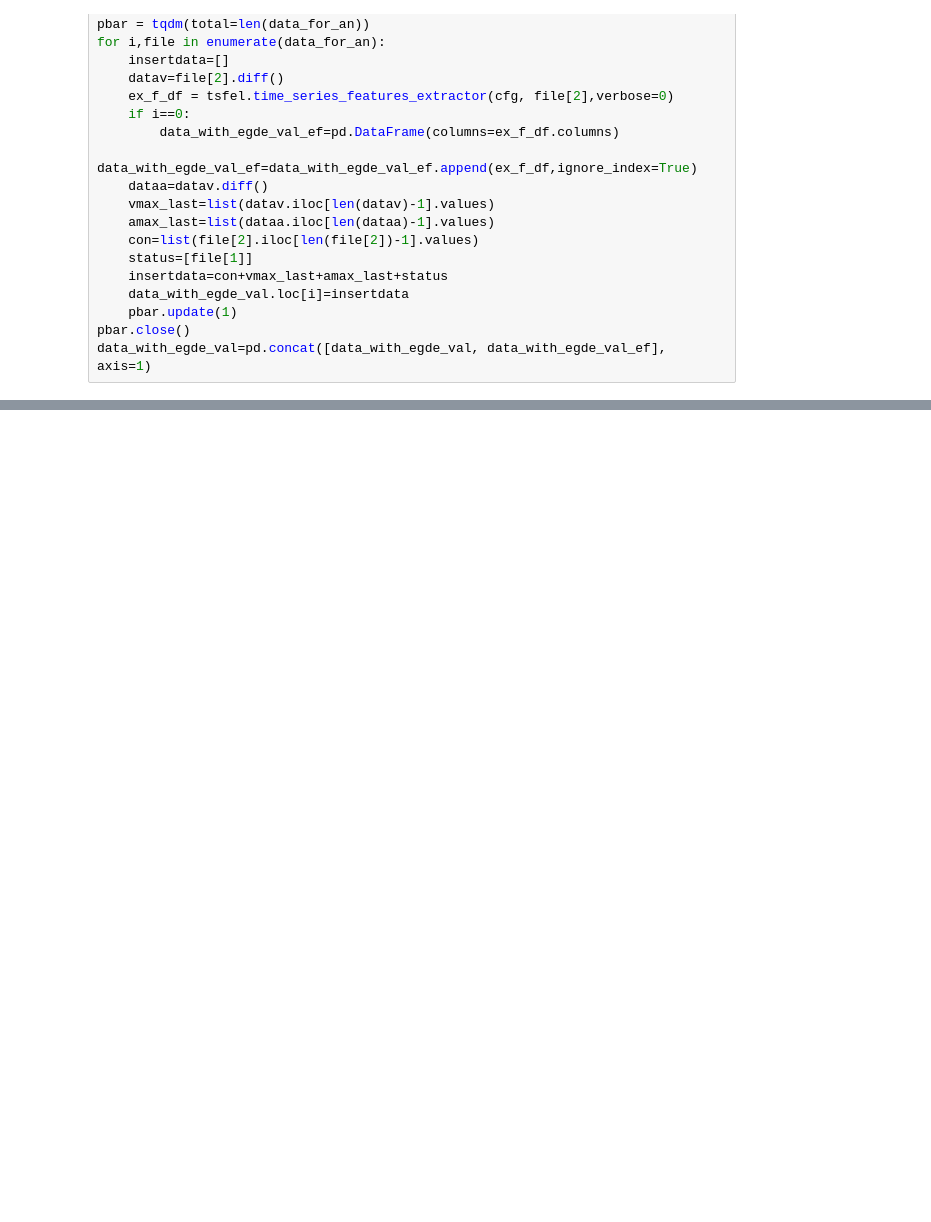
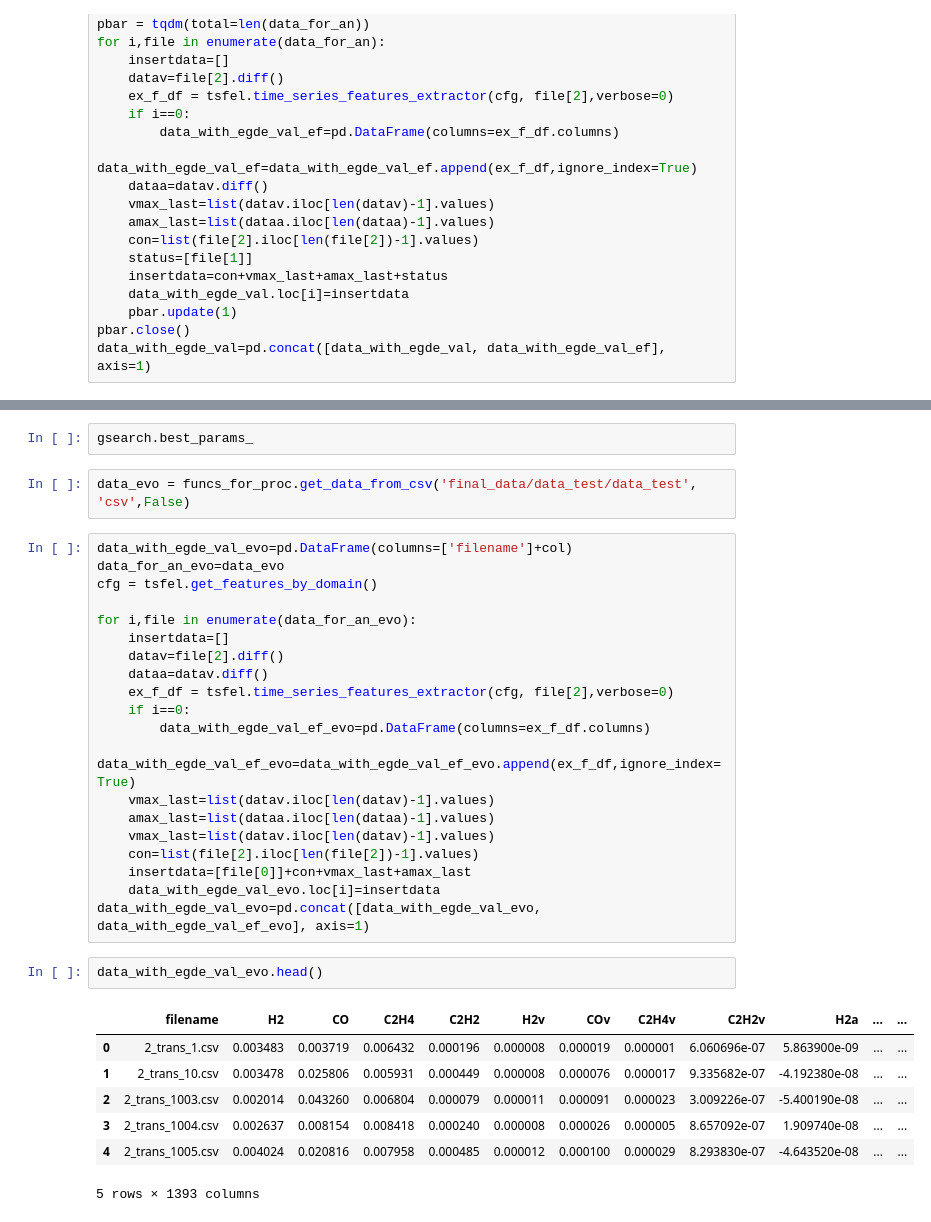
Before and after one commit to KhubbatulinMark/transformer, a Jupyter notebook: ARIMA_EVO.ipynb, the cells around one changed output, grey strips where cells are left out. Cells and saved outputs as stored; diff of their text form; blank space fills up the shorter version.

```diff
--- a/ARIMA_EVO.ipynb
+++ b/ARIMA_EVO.ipynb
@@ -341,0 +393,34 @@ data_with_egde_val=pd.concat([data_with_egde_val, data_with_egde_val_ef], axis=1
+# %%
+gsearch.best_params_
+# %%
+data_evo = funcs_for_proc.get_data_from_csv('final_data/data_test/data_test', 'csv',False)
+# %%
+data_with_egde_val_evo=pd.DataFrame(columns=['filename']+col)
+data_for_an_evo=data_evo
+cfg = tsfel.get_features_by_domain()
+
+for i,file in enumerate(data_for_an_evo):
+    insertdata=[]
+    datav=file[2].diff()
+    dataa=datav.diff()
+    ex_f_df = tsfel.time_series_features_extractor(cfg, file[2],verbose=0)
+    if i==0:
+        data_with_egde_val_ef_evo=pd.DataFrame(columns=ex_f_df.columns)
+    data_with_egde_val_ef_evo=data_with_egde_val_ef_evo.append(ex_f_df,ignore_index=True)
+    vmax_last=list(datav.iloc[len(datav)-1].values)
+    amax_last=list(dataa.iloc[len(dataa)-1].values)
+    vmax_last=list(datav.iloc[len(datav)-1].values)
+    con=list(file[2].iloc[len(file[2])-1].values)
+    insertdata=[file[0]]+con+vmax_last+amax_last
+    data_with_egde_val_evo.loc[i]=insertdata
+data_with_egde_val_evo=pd.concat([data_with_egde_val_evo, data_with_egde_val_ef_evo], axis=1)
+# %%
+data_with_egde_val_evo.head()
+# %% [output]
+|  | filename | H2 | CO | C2H4 | C2H2 | H2v | COv | C2H4v | C2H2v | H2a | ... | ... |
+| 0 | 2_trans_1.csv | 0.003483 | 0.003719 | 0.006432 | 0.000196 | 0.000008 | 0.000019 | 0.000001 | 6.060696e-07 | 5.863900e-09 | ... | ... |
+| 1 | 2_trans_10.csv | 0.003478 | 0.025806 | 0.005931 | 0.000449 | 0.000008 | 0.000076 | 0.000017 | 9.335682e-07 | -4.192380e-08 | ... | ... |
+| 2 | 2_trans_1003.csv | 0.002014 | 0.043260 | 0.006804 | 0.000079 | 0.000011 | 0.000091 | 0.000023 | 3.009226e-07 | -5.400190e-08 | ... | ... |
+| 3 | 2_trans_1004.csv | 0.002637 | 0.008154 | 0.008418 | 0.000240 | 0.000008 | 0.000026 | 0.000005 | 8.657092e-07 | 1.909740e-08 | ... | ... |
+| 4 | 2_trans_1005.csv | 0.004024 | 0.020816 | 0.007958 | 0.000485 | 0.000012 | 0.000100 | 0.000029 | 8.293830e-07 | -4.643520e-08 | ... | ... |
+5 rows × 1393 columns
```
Also changed, not shown: parts of 12 cells of this notebook, 1 other file.
